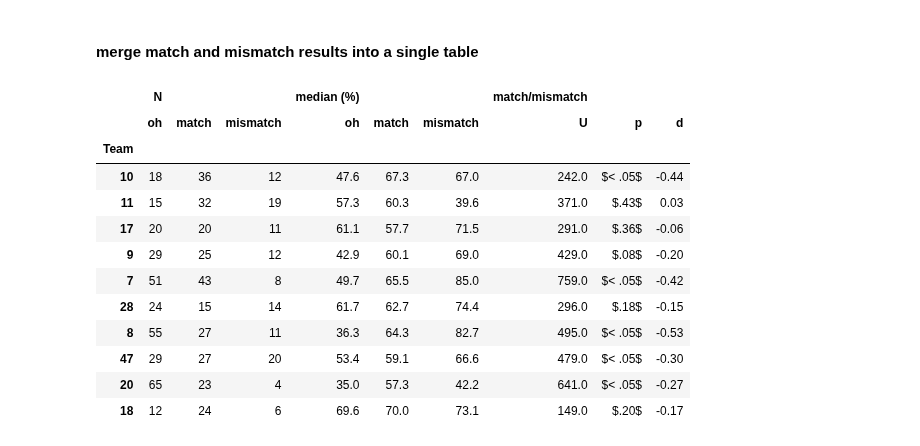
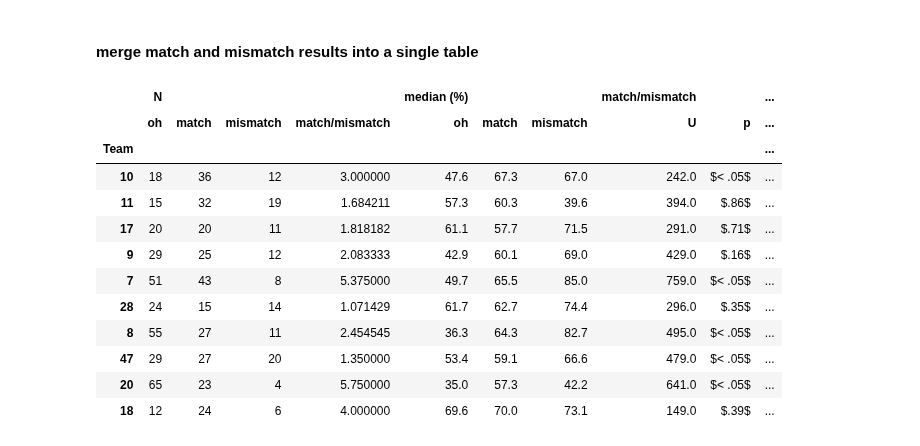
Before and after one commit to chili-epfl/justhink-alignment-analysis, a Jupyter notebook: tools/7_test_the_hypotheses.ipynb, the cells around one changed output. Drawn from its saved outputs; the diff is of its cells as text; code cells hidden in the pictures.

```diff
--- a/tools/7_test_the_hypotheses.ipynb
+++ b/tools/7_test_the_hypotheses.ipynb
@@ -521,6 +919,5 @@ def plot_establishment(df, x,
 # %%
-order = perf_order
-seps = perf_seps
+order, seps = perf_order, perf_seps
 
 figsize = (12, 12)
 fig, ax = plt.subplots(figsize=figsize)
@@ -757,8 +1159,8 @@ Team &        &               &          &               &         &          &
 #### for priming
 # %%
 routine_col, filler_col = 'priming_token', 'token_no'
-data_df = test_fillers_and_routines(filler_col, routine_col, n2='priming')
+priming_df = test_fillers_and_routines(filler_col, routine_col, n2='priming')
 
-display(data_df)
-print(data_df.to_latex(escape=False))
+display(priming_df)
+print(priming_df.to_latex(escape=False))
 # %% [output]
@@ -1080,0 +1555,18 @@ xs, ys = plot_matches(
+# %%
+figsize = (12, 12)
+fig, ax = plt.subplots(figsize=figsize)
+
+# Create box plots of matches and mismatches.
+x, xlabel = 'scaled_end', 'time (%)'
+x, xlabel = 'end', 'time (mins)'
+fig, ax = plot_matches(
+    all_corpus_df, x=x, xlabel=xlabel,
+    seps=seps, order=order,
+    fig=fig, ax=ax,
+#     show_perf_groups=True)
+    show_learn_groups=True)
+
+# ax.set_xticks(np.arange(0, 1.001, 0.1))
+# ax.set_xlim([0, 1])
+ax.xaxis.set_major_formatter(
+    FuncFormatter(lambda x, _: '{:.0%}'.format(x)))
@@ -1134,7 +1629,9 @@ def test_marker_and_matches(match_col,
         df = df[df[match_col]]
         y = df['scaled_end'].values
 
-        u, pvalue = scipy.stats.mannwhitneyu(x=x, y=y)
+        u, pvalue = scipy.stats.mannwhitneyu(x=x, y=y,
+                                             use_continuity=False,
+                                             alternative='two-sided')
         thres = 0.05
         if pvalue < thres:
             ps = 'p < ' + '{:.2f}'.format(thres).lstrip('0')
@@ -1184,7 +1681,7 @@ print('oh times vs.\ match times (sorted by decreasing task performance (i.e.\ i
 match_df = test_marker_and_matches('is_match', n2='match')
 
 display(match_df)
-print(match_df.to_latex(escape=False))
+# print(match_df.to_latex(escape=False))
 # %% [output]
 U is the Mann–Whitney U test statistic, where p \< 0.05 indicates that the groups are statistically significantly different
 Cliff's delta \> 0 indicates info marker (oh) times larger than match times. \< otherwise.
@@ -1347,39 +1808,43 @@ Team &     &                &            &                &                &
 # %%
 col_list = [('N', 'oh'),
             ('N', 'match'),
             ('N', 'mismatch'),
+            ('N', 'match/mismatch'),
             ('median (%)', 'oh'),
             ('median (%)', 'match'),
             ('median (%)', 'mismatch'),
 #             ('match', 'U'),
 #             ('match', 'p'),
 #             ('match', 'd'),
 #             ('mismatch', 'U'),
 #             ('mismatch', 'p'),
 #             ('mismatch', 'd'),
             ('match/mismatch', 'U'),
             ('match/mismatch', 'p'),
             ('match/mismatch', 'd'),
            ]
 columns = pd.Index(col_list)
 
 df = pd.concat([match_df, mismatch_df, match_mismatch_df], axis=1)
+
+
 df = df.loc[:, columns]
 df = df.loc[:, ~df.columns.duplicated()]
+df[('N', 'match/mismatch')] = df.loc[:,('N', 'match')] / df.loc[:,('N', 'mismatch')]
 
 display(df)
 print(df.to_latex(escape=False))
 # %% [output]
-|  | N |  |  | median (%) |  |  | match/mismatch |  |  |
-|  | oh | match | mismatch | oh | match | mismatch | U | p | d |
-| Team |  |  |  |  |  |  |  |  |  |
-| 10 | 18 | 36 | 12 | 47.6 | 67.3 | 67.0 | 242.0 | $< .05$ | -0.44 |
-| 11 | 15 | 32 | 19 | 57.3 | 60.3 | 39.6 | 371.0 | $.43$ | 0.03 |
-| 17 | 20 | 20 | 11 | 61.1 | 57.7 | 71.5 | 291.0 | $.36$ | -0.06 |
-| 9 | 29 | 25 | 12 | 42.9 | 60.1 | 69.0 | 429.0 | $.08$ | -0.20 |
-| 7 | 51 | 43 | 8 | 49.7 | 65.5 | 85.0 | 759.0 | $< .05$ | -0.42 |
-| 28 | 24 | 15 | 14 | 61.7 | 62.7 | 74.4 | 296.0 | $.18$ | -0.15 |
-| 8 | 55 | 27 | 11 | 36.3 | 64.3 | 82.7 | 495.0 | $< .05$ | -0.53 |
-| 47 | 29 | 27 | 20 | 53.4 | 59.1 | 66.6 | 479.0 | $< .05$ | -0.30 |
-| 20 | 65 | 23 | 4 | 35.0 | 57.3 | 42.2 | 641.0 | $< .05$ | -0.27 |
-| 18 | 12 | 24 | 6 | 69.6 | 70.0 | 73.1 | 149.0 | $.20$ | -0.17 |
+|  | N |  |  |  | median (%) |  |  | match/mismatch |  | ... |
+|  | oh | match | mismatch | match/mismatch | oh | match | mismatch | U | p | ... |
+| Team |  |  |  |  |  |  |  |  |  | ... |
+| 10 | 18 | 36 | 12 | 3.000000 | 47.6 | 67.3 | 67.0 | 242.0 | $< .05$ | ... |
+| 11 | 15 | 32 | 19 | 1.684211 | 57.3 | 60.3 | 39.6 | 394.0 | $.86$ | ... |
+| 17 | 20 | 20 | 11 | 1.818182 | 61.1 | 57.7 | 71.5 | 291.0 | $.71$ | ... |
+| 9 | 29 | 25 | 12 | 2.083333 | 42.9 | 60.1 | 69.0 | 429.0 | $.16$ | ... |
+| 7 | 51 | 43 | 8 | 5.375000 | 49.7 | 65.5 | 85.0 | 759.0 | $< .05$ | ... |
+| 28 | 24 | 15 | 14 | 1.071429 | 61.7 | 62.7 | 74.4 | 296.0 | $.35$ | ... |
+| 8 | 55 | 27 | 11 | 2.454545 | 36.3 | 64.3 | 82.7 | 495.0 | $< .05$ | ... |
+| 47 | 29 | 27 | 20 | 1.350000 | 53.4 | 59.1 | 66.6 | 479.0 | $< .05$ | ... |
+| 20 | 65 | 23 | 4 | 5.750000 | 35.0 | 57.3 | 42.2 | 641.0 | $< .05$ | ... |
+| 18 | 12 | 24 | 6 | 4.000000 | 69.6 | 70.0 | 73.1 | 149.0 | $.39$ | ... |
```
Also changed, not shown: parts of 43 cells of this notebook, 5 other files.
